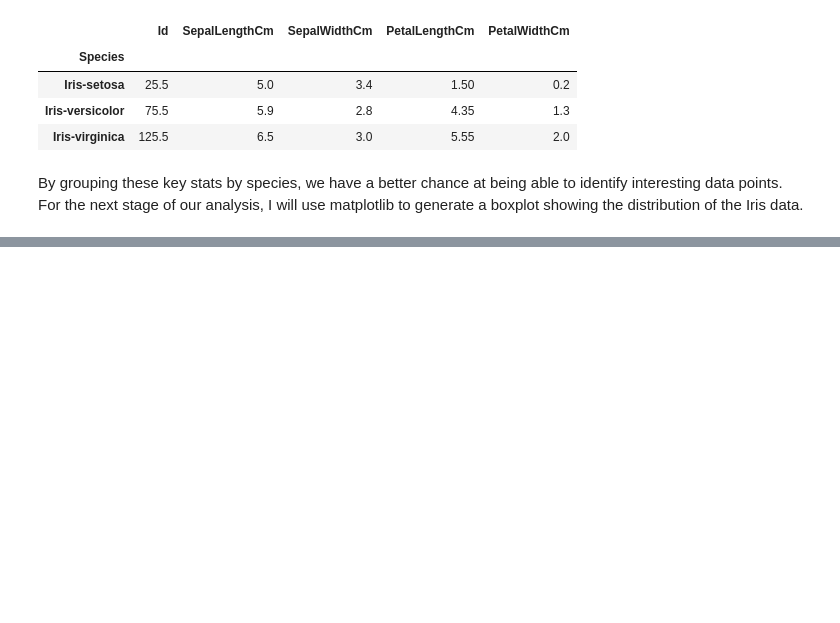
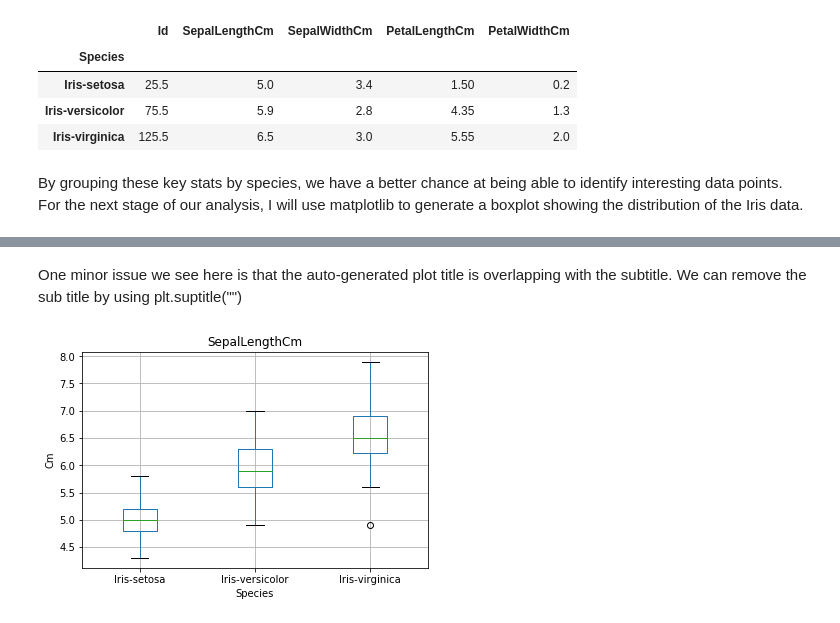
Before and after one commit to cobhan/pands-project-2019, a Jupyter notebook: Iris Dataset Project 2019.ipynb, the cells around one changed output, grey strips where cells are left out. Drawn from its saved outputs; the diff is of its cells as text; code cells hidden in the pictures; blank space fills up the shorter version.

```diff
--- a/Iris Dataset Project 2019.ipynb
+++ b/Iris Dataset Project 2019.ipynb
@@ -105,0 +112,9 @@ df.boxplot(column='SepalLengthCm',by='Species')
+# %% [markdown]
+<p>One minor issue we see here is that the auto-generated plot title is overlapping with the subtitle. We can remove the sub title by using plt.suptitle("")</p>
+# %%
+df.boxplot(column='SepalLengthCm',by='Species')
+plt.ylabel('Cm')
+plt.suptitle("") #set suptitle as blank
+plt.show()
+# %% [output]
+[figure, added]
```
Also changed, not shown: parts of 6 cells of this notebook.
